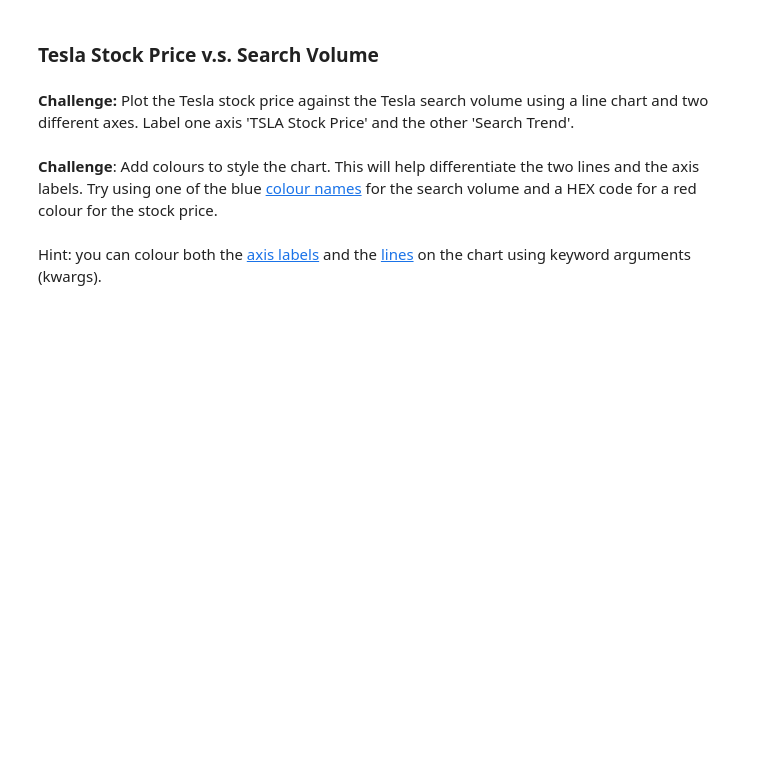
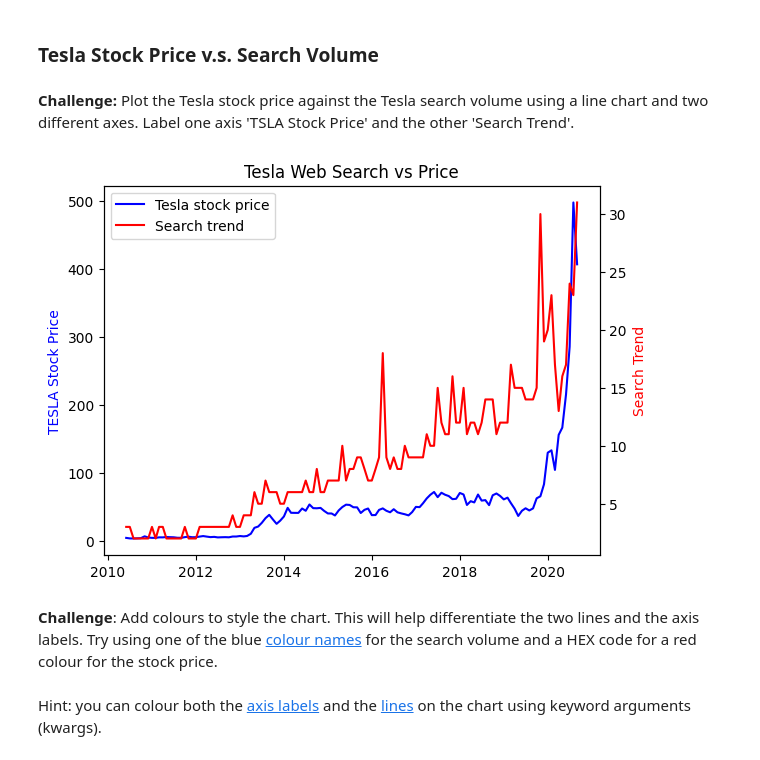
Before and after one commit to SiracencoSerghei/Bootcamp_Python, a Jupyter notebook: day_75/Google Trends and Data Visualisation.ipynb, the cells around one changed output. Drawn from its saved outputs; the diff is of its cells as text; code cells hidden in the pictures; blank space fills up the shorter version.

Commit message:
double plot in 1 diagram

```diff
--- a/day_75/Google Trends and Data Visualisation.ipynb
+++ b/day_75/Google Trends and Data Visualisation.ipynb
@@ -209,0 +223,5 @@ df_btc_price = df_btc_price.dropna()
+# %%
+df_tesla.MONTH = pd.to_datetime(df_tesla.MONTH)
+df_btc_search.MONTH = pd.to_datetime(df_btc_search.MONTH)
+df_btc_price.DATE = pd.to_datetime(df_btc_price.DATE)
+df_unemployment.MONTH = pd.to_datetime(df_unemployment.MONTH)
@@ -223,6 +322,32 @@ df_btc_price = df_btc_price.dropna()
 ### Tesla Stock Price v.s. Search Volume
 # %% [markdown]
 **Challenge:** Plot the Tesla stock price against the Tesla search volume using a line chart and two different axes. Label one axis 'TSLA Stock Price' and the other 'Search Trend'.
+# %%
+
+# Створення подвійних осей
+ax1 = plt.gca()
+ax2 = ax1.twinx()
+
+# Налаштування підписів осей
+ax1.set_ylabel('TESLA Stock Price', color='b')
+ax2.set_ylabel('Search Trend', color='r')
+
+# Побудова графіків
+line1, = ax1.plot(df_tesla.MONTH, df_tesla.TSLA_USD_CLOSE, color='b', label='Tesla stock price')
+line2, = ax2.plot(df_tesla.MONTH, df_tesla.TSLA_WEB_SEARCH, color='r', label='Search trend')
+
+# Додавання легенди для обох графіків
+lines = [line1, line2]
+labels = [line.get_label() for line in lines]
+plt.legend(lines, labels, loc='upper left')
+
+# Назва графіка
+plt.title('Tesla Web Search vs Price')
+
+# Показ графіка
+plt.show()
+# %% [output]
+[figure, added]
 # %% [markdown]
 **Challenge**: Add colours to style the chart. This will help differentiate the two lines and the axis labels. Try using one of the blue [colour names](https://matplotlib.org/3.1.1/gallery/color/named_colors.html) for the search volume and a HEX code for a red colour for the stock price.
 <br>
```
Also changed, not shown: parts of 10 cells of this notebook.
